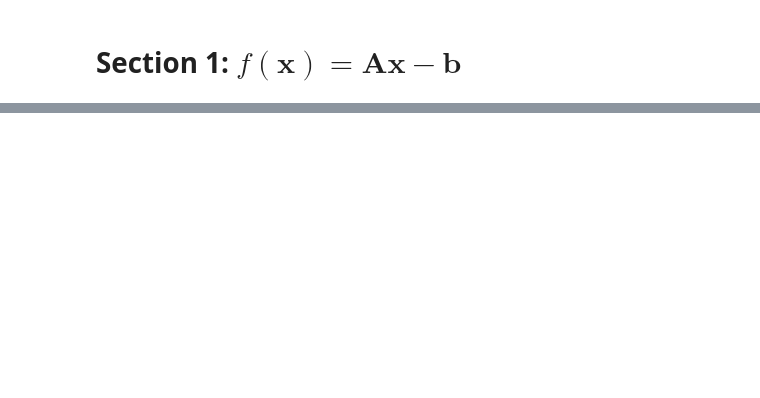
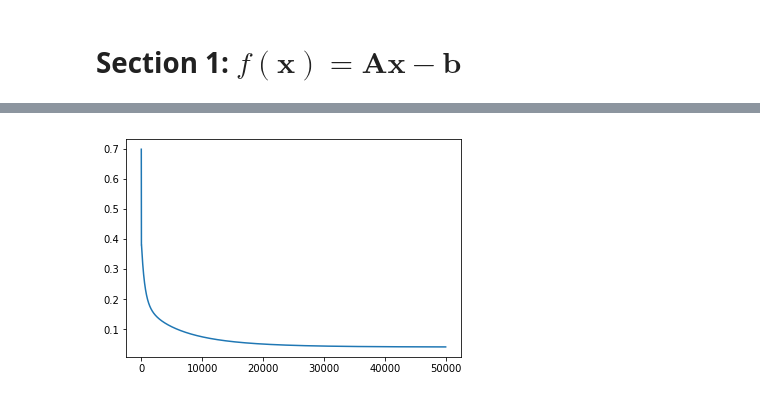
Before and after one commit to oopDaniel/Deep-learning-labs, a Jupyter notebook: Lab3/Lab3_all.ipynb, the cells around one changed output, grey strips where cells are left out. Saved outputs shown, nothing was run; the diff lists cells and outputs as text; code cells hidden in the pictures; blank space fills up the shorter version.

```diff
--- a/Lab3/Lab3_all.ipynb
+++ b/Lab3/Lab3_all.ipynb
@@ -29,16 +2,0 @@ MAX_ITERATIONS = 50000
-# %%
-def GD(x, alpha, verbose=False):
-  """Implementation of gradient descent loop."""
-  i = 0
-  history = []
-  while True:
-    x = x - alpha * g(x)
-    loss = L(x)
-    history.append(loss)
-    if verbose:
-      print(i, loss, x.flatten())
-    i += 1
-    if loss < EPSILON or i == MAX_ITERATIONS:
-      break
-
-  return x, history
@@ -237,0 +29,22 @@ print(x_train.shape, y_train.shape)
+# %%
+EPSILON = 1e-4
+MAX_ITERATIONS = 50000
+
+def update(x, delta_theta):
+  x += delta_theta
+# %%
+def GD(x, alpha, verbose=False):
+  """Implementation of gradient descent loop."""
+  i = 0
+  history = []
+  while True:
+    update(x, -alpha * g(x))
+    loss = L(x)
+    history.append(loss)
+    if verbose:
+      print(i, loss, x.flatten())
+    i += 1
+    if loss < EPSILON or i == MAX_ITERATIONS:
+      break
+
+  return x, history
@@ -237,0 +157,8 @@ print(x_train.shape, y_train.shape)
+# %%
+x = np.copy(x_memo)
+x, history = GD(x, alpha=0.0002, verbose=False)
+plt.cla()
+plt.plot(history)
+plt.show()
+# %% [output]
+[figure, added]
```
Also changed, not shown: parts of 40 cells of this notebook.
